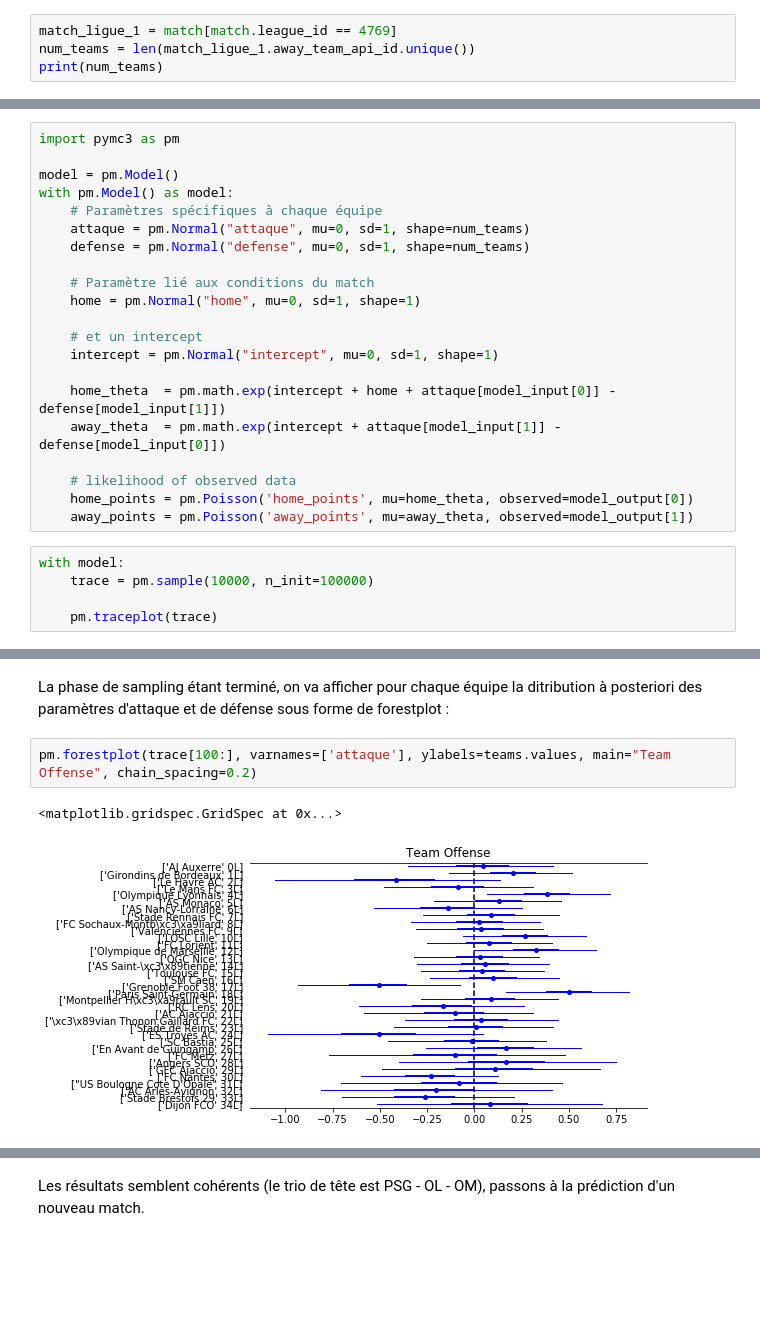
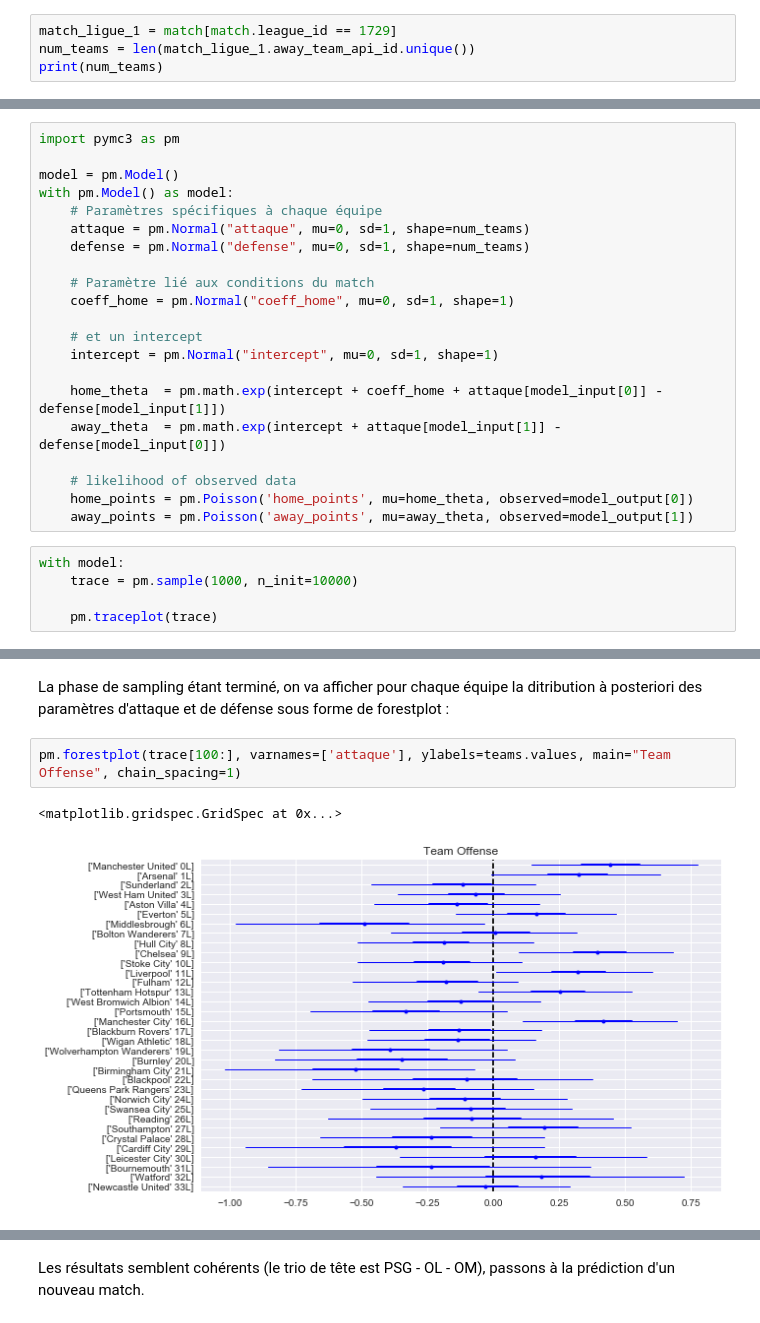
Before and after one commit to alexisrosuel/Football-predictions, a Jupyter notebook: V1.ipynb, the cells around one changed output, grey strips where cells are left out. Saved outputs shown, nothing was run; the diff lists cells and outputs as text; blank space fills up the shorter version.

Commit message:
passage à la ligue 1 anglaise

```diff
--- a/V1.ipynb
+++ b/V1.ipynb
@@ -66,7 +66,7 @@ match.head()
 # %% [markdown]
 On va maintenant se limiter à la ligue 1 française dans un premier temps
 # %%
-match_ligue_1 = match[match.league_id == 4769]
+match_ligue_1 = match[match.league_id == 1729]
 num_teams = len(match_ligue_1.away_team_api_id.unique())
 print(num_teams)
 # %% [output]
@@ -147,12 +147,12 @@ with pm.Model() as model:
     defense = pm.Normal("defense", mu=0, sd=1, shape=num_teams)
 
     # Paramètre lié aux conditions du match
-    home = pm.Normal("home", mu=0, sd=1, shape=1)
+    coeff_home = pm.Normal("coeff_home", mu=0, sd=1, shape=1)
 
     # et un intercept
     intercept = pm.Normal("intercept", mu=0, sd=1, shape=1)
 
-    home_theta  = pm.math.exp(intercept + home + attaque[model_input[0]] - defense[model_input[1]])
+    home_theta  = pm.math.exp(intercept + coeff_home + attaque[model_input[0]] - defense[model_input[1]])
     away_theta  = pm.math.exp(intercept + attaque[model_input[1]] - defense[model_input[0]])
 
     # likelihood of observed data
@@ -160,7 +160,7 @@ with pm.Model() as model:
     away_points = pm.Poisson('away_points', mu=away_theta, observed=model_output[1])
 # %%
 with model:
-    trace = pm.sample(10000, n_init=100000)
+    trace = pm.sample(1000, n_init=10000)
 
     pm.traceplot(trace)
 # %% [output]
@@ -171,8 +171,8 @@ Finished [100%]: Average ELBO = -5,206.8
 # %% [markdown]
 La phase de sampling étant terminé, on va afficher pour chaque équipe la ditribution à posteriori des paramètres d'attaque et de défense sous forme de forestplot :
 # %%
-pm.forestplot(trace[100:], varnames=['attaque'], ylabels=teams.values, main="Team Offense", chain_spacing=0.2)
+pm.forestplot(trace[100:], varnames=['attaque'], ylabels=teams.values, main="Team Offense", chain_spacing=1)
 # %% [output]
 <matplotlib.gridspec.GridSpec at 0x...>
-[figure, old version]
+[figure, new version]
 # %%
```
Also changed, not shown: parts of 21 cells of this notebook.
